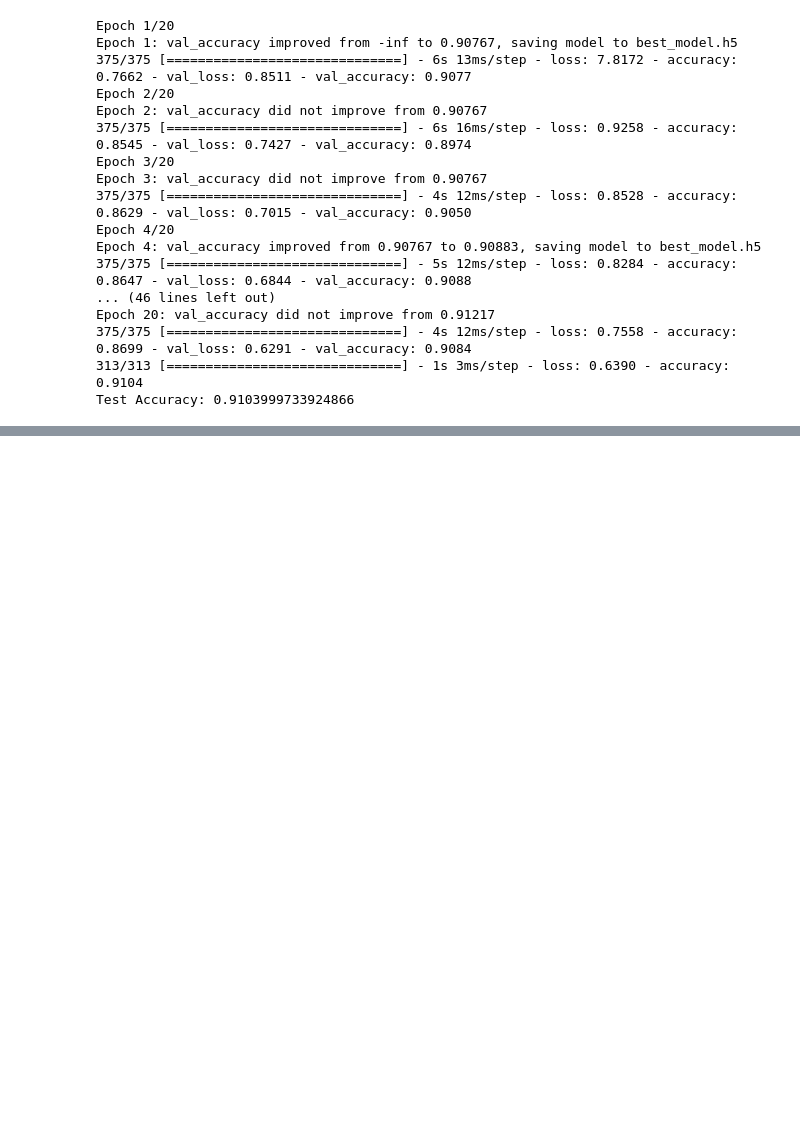
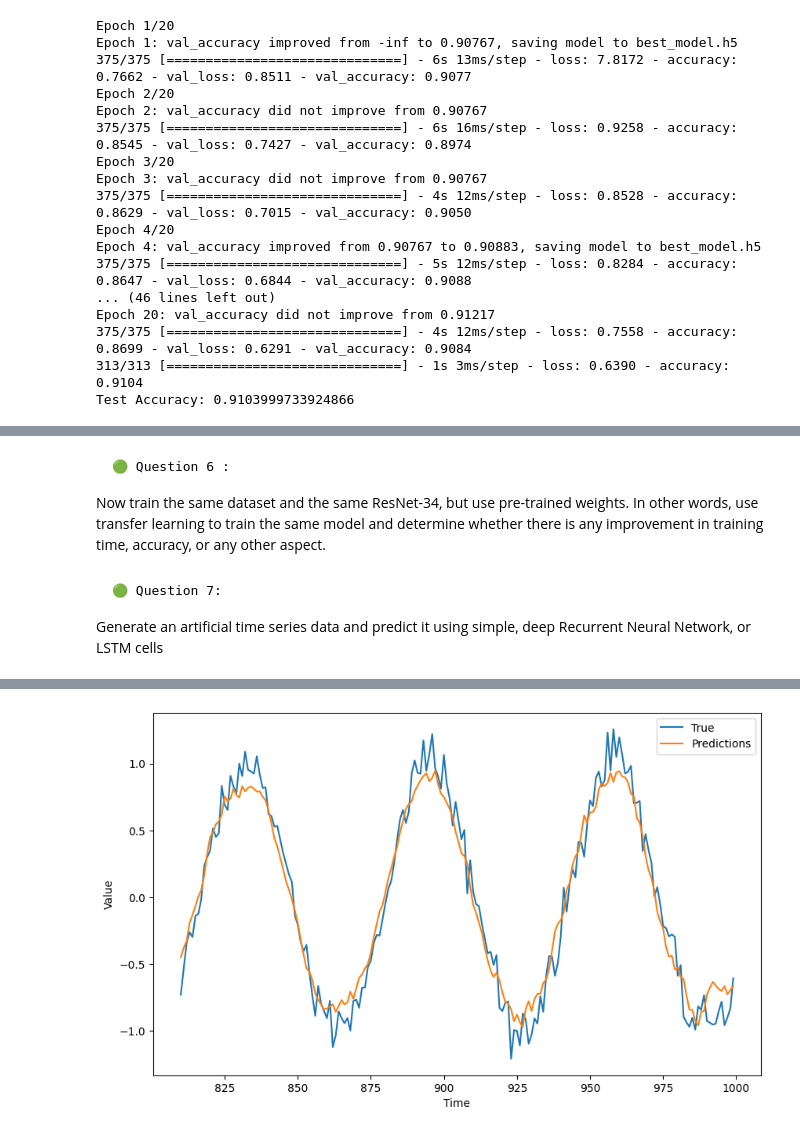
Before and after one commit to KMMohiuddin/DATA_SCIENCE_Projects, a Jupyter notebook: Image_Classification_Model_and_Predict_MNIST_Digits_using_Wide_and_Deep_Neural_Network.ipynb, the cells around one changed output, grey strips where cells are left out. Cells and saved outputs as stored; diff of their text form; code cells hidden in the pictures; blank space fills up the shorter version.

````diff
--- a/Image_Classification_Model_and_Predict_MNIST_Digits_using_Wide_and_Deep_Neural_Network.ipynb
+++ b/Image_Classification_Model_and_Predict_MNIST_Digits_using_Wide_and_Deep_Neural_Network.ipynb
@@ -460,0 +480,7 @@ Epoch 1/20
+# %% [markdown]
+
+
+```
+🟢 Question 6 :
+```
+Now train the same dataset and the same ResNet-34, but use pre-trained weights. In other words, use transfer learning to train the same model and determine whether there is any improvement in training time, accuracy, or any other aspect.
@@ -460,0 +540,72 @@ Epoch 1/20
+# %% [markdown]
+
+
+```
+🟢 Question 7:
+```
+Generate an artificial time series data and predict it using simple, deep Recurrent Neural Network, or LSTM cells
+# %%
+import numpy as np
+import matplotlib.pyplot as plt
+from tensorflow import keras
+from tensorflow.keras.models import Sequential
+from tensorflow.keras.layers import SimpleRNN, Dense
+
+# Generate the artificial time series data
+timesteps = 1000
+time = np.arange(timesteps)
+x = np.sin(0.1 * time) + np.random.normal(scale=0.1, size=timesteps)
+
+# Split the data into training and test sets
+train_ratio = 0.8
+train_size = int(timesteps * train_ratio)
+
+x_train, x_test = x[:train_size], x[train_size:]
+
+# Define the input sequence length
+sequence_length = 10
+
+# Prepare the training data by creating input-output pairs
+def prepare_data(data, sequence_length):
+    x_data, y_data = [], []
+    for i in range(len(data) - sequence_length):
+        x = data[i:i+sequence_length]
+        y = data[i+sequence_length]
+        x_data.append(x)
+        y_data.append(y)
+    return np.array(x_data), np.array(y_data)
+
+x_train, y_train = prepare_data(x_train, sequence_length)
+x_test, y_test = prepare_data(x_test, sequence_length)
+
+# Reshape the data for RNN input [samples, timesteps, features]
+x_train = np.reshape(x_train, (x_train.shape[0], sequence_length, 1))
+x_test = np.reshape(x_test, (x_test.shape[0], sequence_length, 1))
+
+# Build the deep RNN model
+model = Sequential()
+model.add(SimpleRNN(64, return_sequences=True, input_shape=(sequence_length, 1)))
+model.add(SimpleRNN(64))
+model.add(Dense(1))
+
+# Compile the model
+model.compile(optimizer='adam', loss='mean_squared_error')
+
+# Train the model
+history = model.fit(x_train, y_train, epochs=20, batch_size=32)
+
+# Evaluate the model on the test data
+test_loss = model.evaluate(x_test, y_test)
+
+# Generate predictions on the test data
+predictions = model.predict(x_test)
+
+# Plot the original data and the predictions
+plt.figure(figsize=(10, 6))
+plt.plot(time[train_size+sequence_length:train_size+sequence_length+len(predictions)], y_test, label='True')
+plt.plot(time[train_size+sequence_length:train_size+sequence_length+len(predictions)], predictions.flatten(), label='Predictions')
+plt.xlabel('Time')
+plt.ylabel('Value')
+plt.legend()
+plt.show()
+# %% [output]
@@ -460,0 +629 @@ Epoch 1/20
+[figure, added]
````
Also changed, not shown: parts of 10 cells of this notebook.
